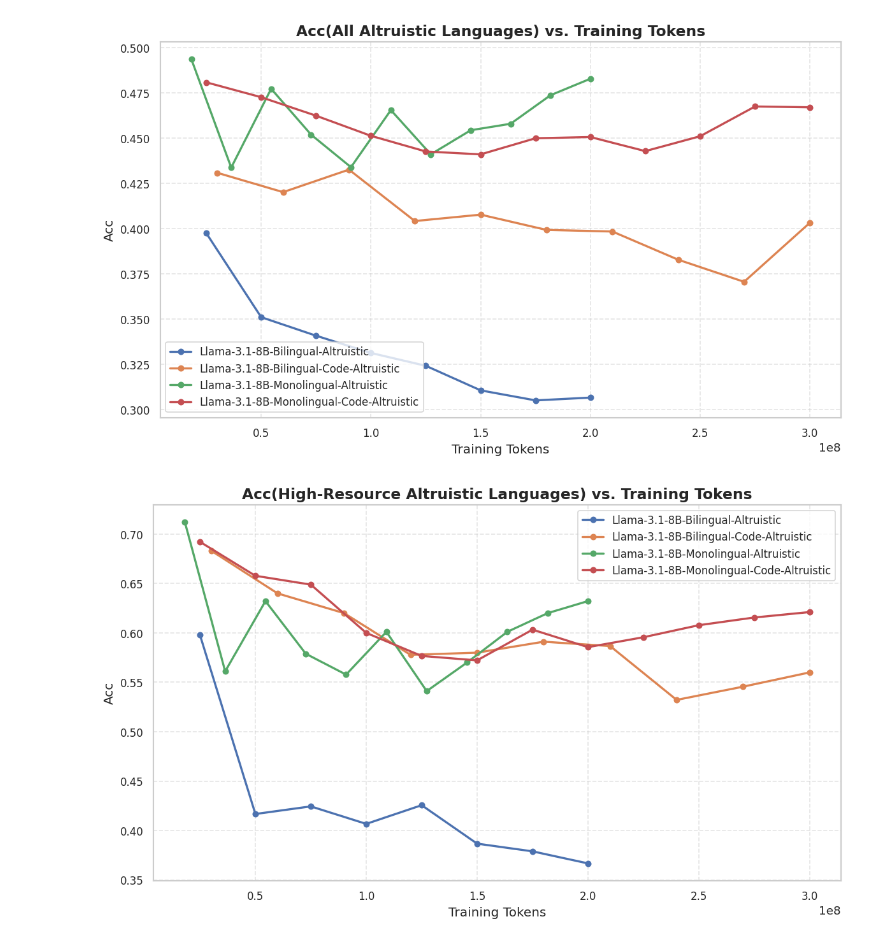
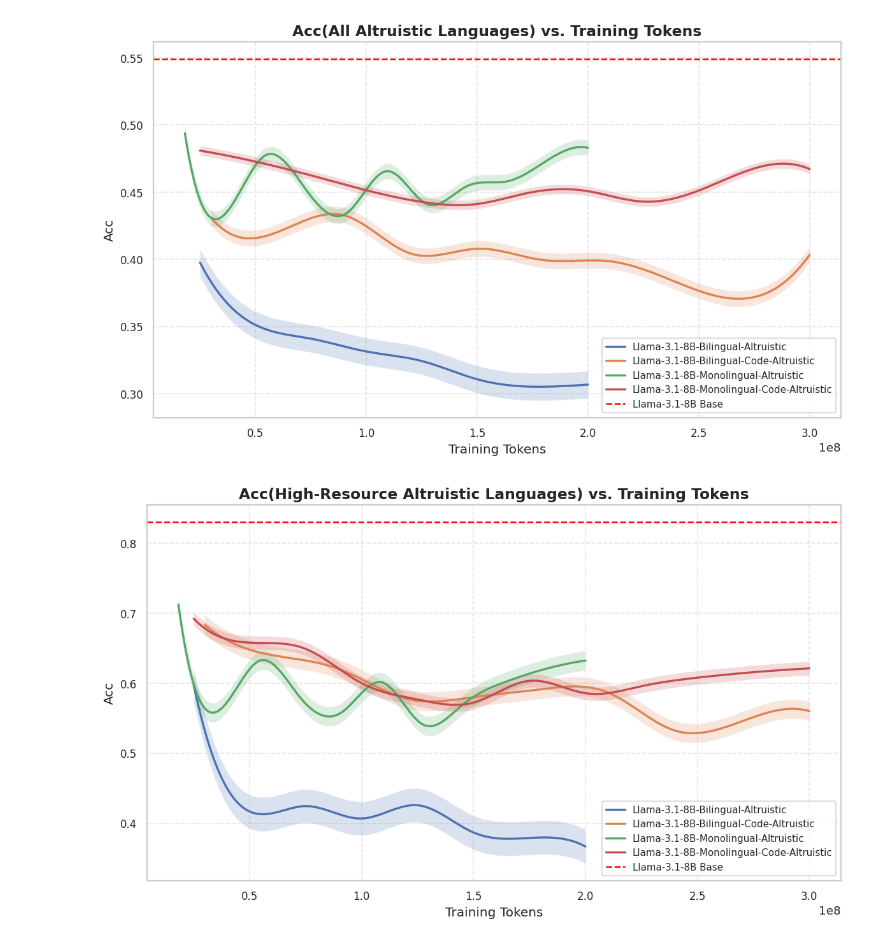
Before and after one commit to MaLA-LM/MixCPT, a Jupyter notebook: evaluation/Visualization/Belebele-0-2-epochs/vis_altruistic.ipynb, the cells around one changed output. Cells and saved outputs as stored; diff of their text form; code cells hidden in the pictures.

```diff
--- a/evaluation/Visualization/Belebele-0-2-epochs/vis_altruistic.ipynb
+++ b/evaluation/Visualization/Belebele-0-2-epochs/vis_altruistic.ipynb
@@ -130,9 +190,9 @@ def vis(df, langs_catagory):
 # %%
-vis(df_all, "All Altruistic Languages")
+vis_smooth(df_all, "All Altruistic Languages", 0.549)
 # %% [output]
-[figure, old version]
+[figure, new version]
 # %%
-vis(df_high, "High-Resource Altruistic Languages")
+vis_smooth(df_high, "High-Resource Altruistic Languages", 0.830)
 # %% [output]
-[figure, old version]
+[figure, new version]
 # %%
```
Also changed, not shown: parts of 5 cells of this notebook, 6 other files.
